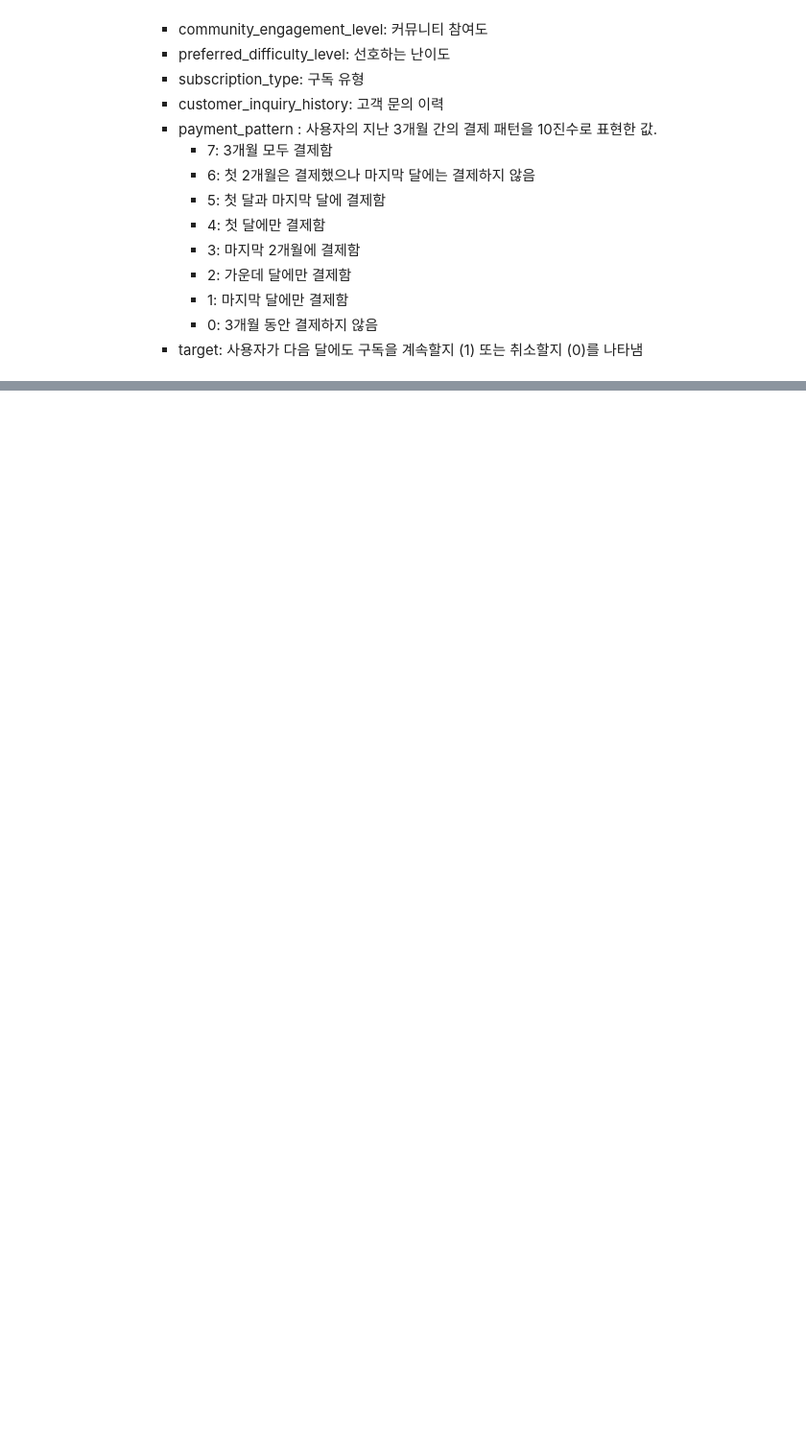
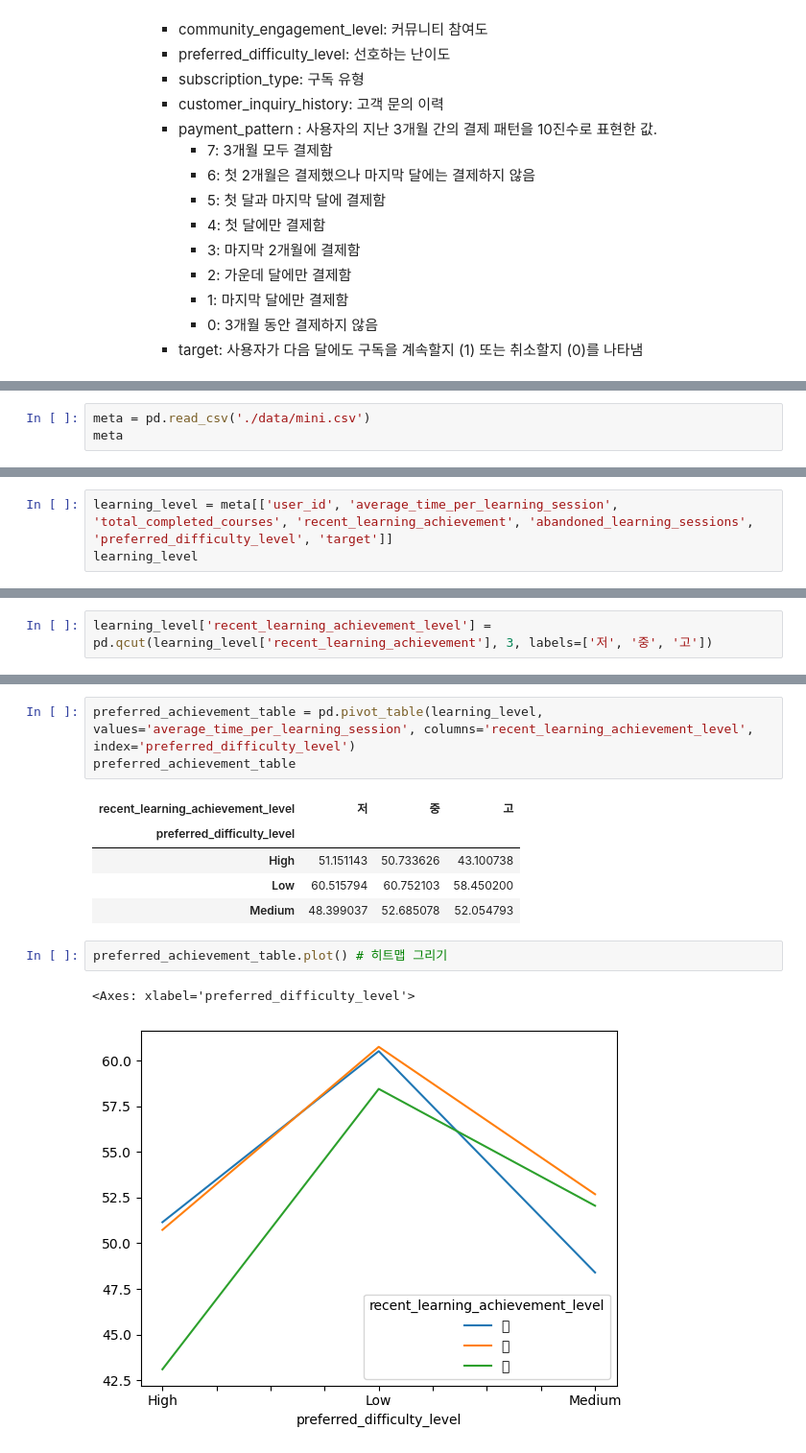
Before and after one commit to Habyeok/wassup2, a Jupyter notebook: data_analysis/DA_Mini_Project.ipynb, the cells around one changed output, grey strips where cells are left out. Shown at 96% size. Drawn from its saved outputs; the diff is of its cells as text; blank space fills up the shorter version.

```diff
--- a/data_analysis/DA_Mini_Project.ipynb
+++ b/data_analysis/DA_Mini_Project.ipynb
@@ -35,0 +39,3 @@
+# %%
+meta = pd.read_csv('./data/mini.csv')
+meta
@@ -35,0 +97,3 @@
+# %%
+learning_level = meta[['user_id', 'average_time_per_learning_session', 'total_completed_courses', 'recent_learning_achievement', 'abandoned_learning_sessions', 'preferred_difficulty_level', 'target']]
+learning_level
@@ -35,0 +117,2 @@
+# %%
+learning_level['recent_learning_achievement_level'] = pd.qcut(learning_level['recent_learning_achievement'], 3, labels=['저', '중', '고'])
@@ -35,0 +141,14 @@
+# %%
+preferred_achievement_table = pd.pivot_table(learning_level, values='average_time_per_learning_session', columns='recent_learning_achievement_level', index='preferred_difficulty_level')
+preferred_achievement_table
+# %% [output]
+| recent_learning_achievement_level | 저 | 중 | 고 |
+| preferred_difficulty_level |  |  |  |
+| High | 51.151143 | 50.733626 | 43.100738 |
+| Low | 60.515794 | 60.752103 | 58.450200 |
+| Medium | 48.399037 | 52.685078 | 52.054793 |
+# %%
+preferred_achievement_table.plot() # 히트맵 그리기
+# %% [output]
+<Axes: xlabel='preferred_difficulty_level'>
+[figure, added]
```
Also changed, not shown: parts of 15 cells of this notebook.
